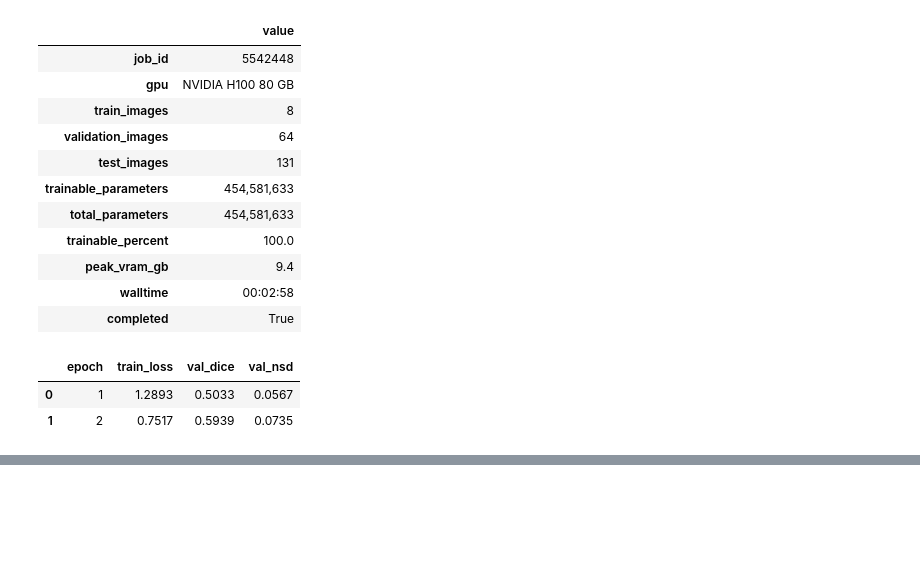
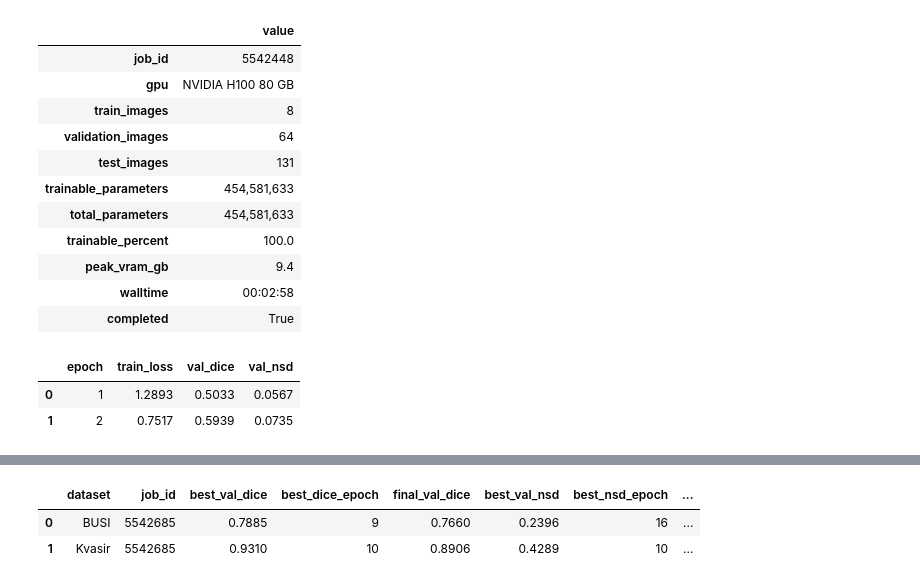
Before and after one commit to Good-SAMaritans/sam3-lora-medical-segmentation, a Jupyter notebook: notebooks/03_full_finetuning.ipynb, the cells around one changed output, grey strips where cells are left out. Cells and saved outputs as stored; diff of their text form; code cells hidden in the pictures; blank space fills up the shorter version.

```diff
--- a/notebooks/03_full_finetuning.ipynb
+++ b/notebooks/03_full_finetuning.ipynb
@@ -204,0 +530,48 @@ Decision: proceed with full BUSI and Kvasir runs.
+# %%
+full_results = []
+
+for dataset, job_id, results in [
+    ("BUSI", BUSI_JOB_ID, busi_epochs),
+    ("Kvasir", KVASIR_JOB_ID, kvasir_epochs),
+]:
+    best_dice = results.loc[results["val_dice"].idxmax()]
+    best_nsd = results.loc[results["val_nsd"].idxmax()]
+    first_epoch = results.iloc[0]
+    final_epoch = results.iloc[-1]
+
+    full_results.append(
+        {
+            "dataset": dataset,
+            "job_id": job_id,
+            "best_val_dice": best_dice["val_dice"],
+            "best_dice_epoch": int(best_dice["epoch"]),
+            "final_val_dice": final_epoch["val_dice"],
+            "best_val_nsd": best_nsd["val_nsd"],
+            "best_nsd_epoch": int(best_nsd["epoch"]),
+            "loss_reduction_percent": (
+                (
+                    first_epoch["train_loss"]
+                    - final_epoch["train_loss"]
+                )
+                / first_epoch["train_loss"]
+                * 100
+            ),
+        }
+    )
+
+full_results = pd.DataFrame(full_results)
+
+display(
+    full_results.style.format(
+        {
+            "best_val_dice": "{:.4f}",
+            "final_val_dice": "{:.4f}",
+            "best_val_nsd": "{:.4f}",
+            "loss_reduction_percent": "{:.1f}%",
+        }
+    )
+)
+# %% [output]
+|  | dataset | job_id | best_val_dice | best_dice_epoch | final_val_dice | best_val_nsd | best_nsd_epoch | ... |
+| 0 | BUSI | 5542685 | 0.7885 | 9 | 0.7660 | 0.2396 | 16 | ... |
+| 1 | Kvasir | 5542685 | 0.9310 | 10 | 0.8906 | 0.4289 | 10 | ... |
```
Also changed, not shown: parts of 15 cells of this notebook, 2 other files.
